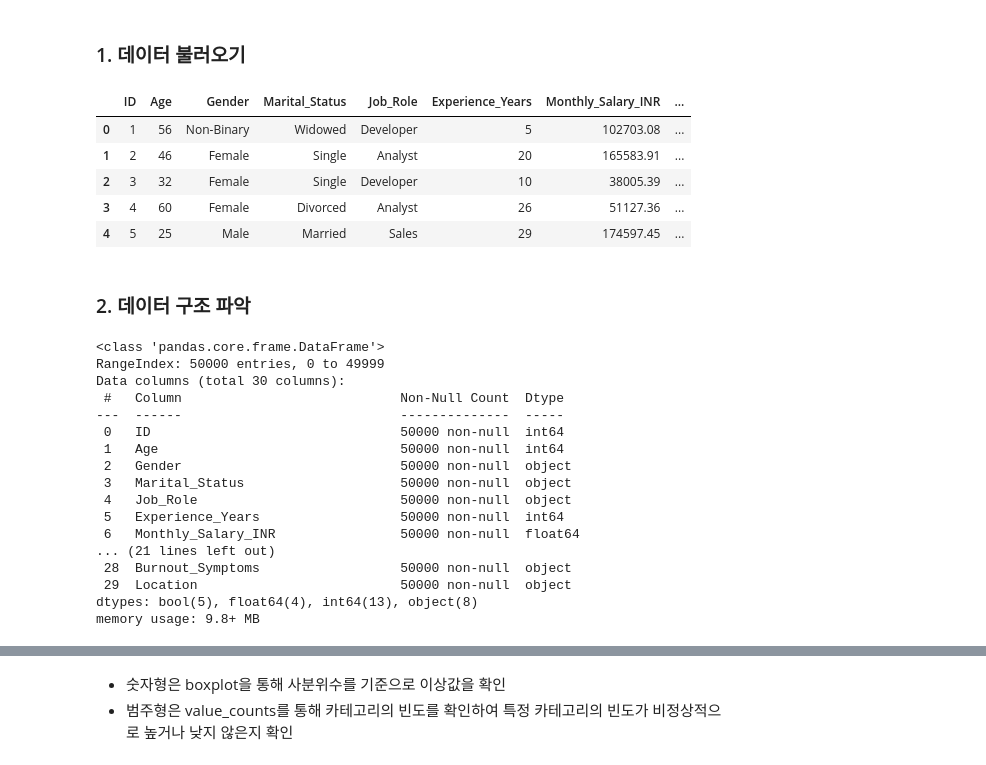
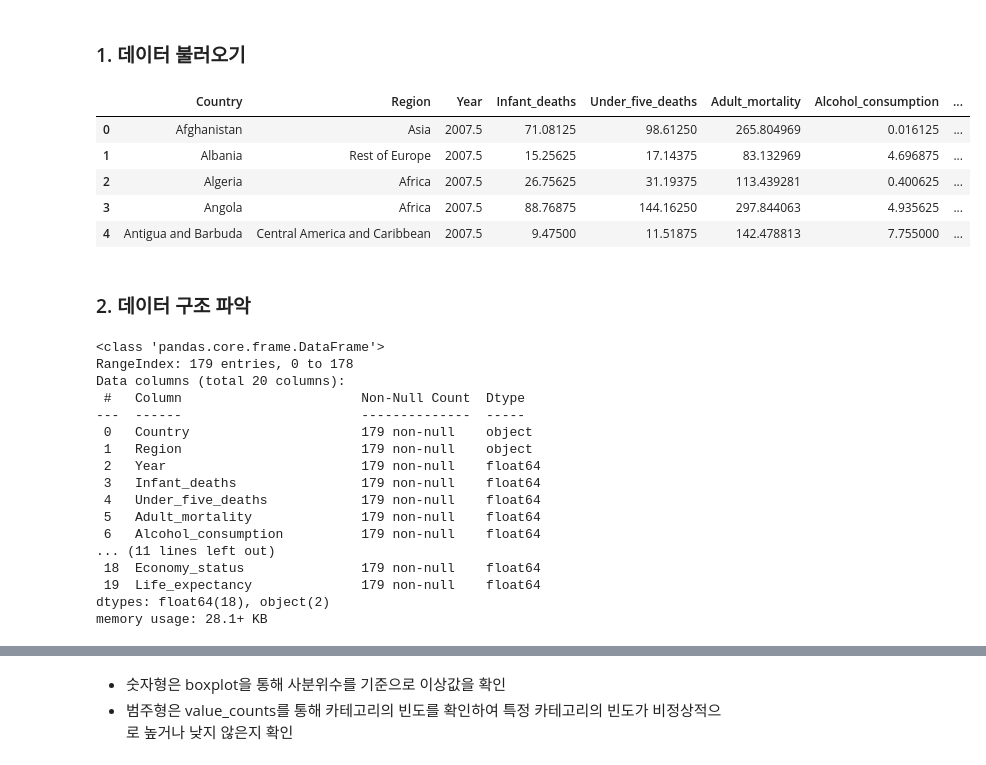
Before and after one commit to Encore-SKN-9/eda_5team, a Jupyter notebook: preprocessing.ipynb, the cells around one changed output, grey strips where cells are left out. Cells and saved outputs as stored; diff of their text form; code cells hidden in the pictures.

```diff
--- a/preprocessing.ipynb
+++ b/preprocessing.ipynb
@@ -17,34 +17,34 @@ plt.rcParams['axes.unicode_minus'] = False
 # %% [markdown]
 ### 1. 데이터 불러오기
 # %%
-df = pd.read_csv('./data/corporate_stress_dataset.csv')
+df = pd.read_csv('./data/Life-Expectancy-Data-Averaged.csv')
 df.head()
 # %% [output]
-|  | ID | Age | Gender | Marital_Status | Job_Role | Experience_Years | Monthly_Salary_INR | ... |
-| 0 | 1 | 56 | Non-Binary | Widowed | Developer | 5 | 102703.08 | ... |
-| 1 | 2 | 46 | Female | Single | Analyst | 20 | 165583.91 | ... |
-| 2 | 3 | 32 | Female | Single | Developer | 10 | 38005.39 | ... |
-| 3 | 4 | 60 | Female | Divorced | Analyst | 26 | 51127.36 | ... |
-| 4 | 5 | 25 | Male | Married | Sales | 29 | 174597.45 | ... |
+|  | Country | Region | Year | Infant_deaths | Under_five_deaths | Adult_mortality | Alcohol_consumption | ... |
+| 0 | Afghanistan | Asia | 2007.5 | 71.08125 | 98.61250 | 265.804969 | 0.016125 | ... |
+| 1 | Albania | Rest of Europe | 2007.5 | 15.25625 | 17.14375 | 83.132969 | 4.696875 | ... |
+| 2 | Algeria | Africa | 2007.5 | 26.75625 | 31.19375 | 113.439281 | 0.400625 | ... |
+| 3 | Angola | Africa | 2007.5 | 88.76875 | 144.16250 | 297.844063 | 4.935625 | ... |
+| 4 | Antigua and Barbuda | Central America and Caribbean | 2007.5 | 9.47500 | 11.51875 | 142.478813 | 7.755000 | ... |
 # %% [markdown]
 ### 2. 데이터 구조 파악
 # %%
 df.info()
 # %% [output]
 <class 'pandas.core.frame.DataFrame'>
-RangeIndex: 50000 entries, 0 to 49999
-Data columns (total 30 columns):
- #   Column                            Non-Null Count  Dtype
----  ------                            --------------  -----
- 0   ID                                50000 non-null  int64
- 1   Age                               50000 non-null  int64
- 2   Gender                            50000 non-null  object
- 3   Marital_Status                    50000 non-null  object
- 4   Job_Role                          50000 non-null  object
- 5   Experience_Years                  50000 non-null  int64
- 6   Monthly_Salary_INR                50000 non-null  float64
-... (21 lines left out)
- 28  Burnout_Symptoms                  50000 non-null  object
- 29  Location                          50000 non-null  object
-dtypes: bool(5), float64(4), int64(13), object(8)
-memory usage: 9.8+ MB
+RangeIndex: 179 entries, 0 to 178
+Data columns (total 20 columns):
+ #   Column                       Non-Null Count  Dtype
+---  ------                       --------------  -----
+ 0   Country                      179 non-null    object
+ 1   Region                       179 non-null    object
+ 2   Year                         179 non-null    float64
+ 3   Infant_deaths                179 non-null    float64
+ 4   Under_five_deaths            179 non-null    float64
+ 5   Adult_mortality              179 non-null    float64
+ 6   Alcohol_consumption          179 non-null    float64
+... (11 lines left out)
+ 18  Economy_status               179 non-null    float64
+ 19  Life_expectancy              179 non-null    float64
+dtypes: float64(18), object(2)
+memory usage: 28.1+ KB
```
Also changed, not shown: parts of 26 cells of this notebook, 2 other files.
